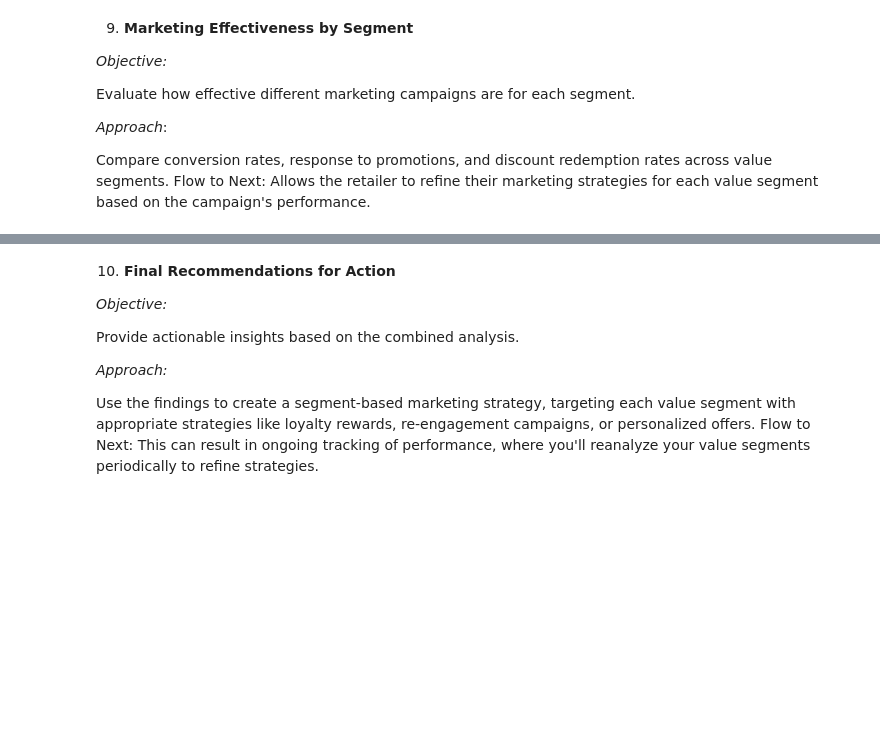
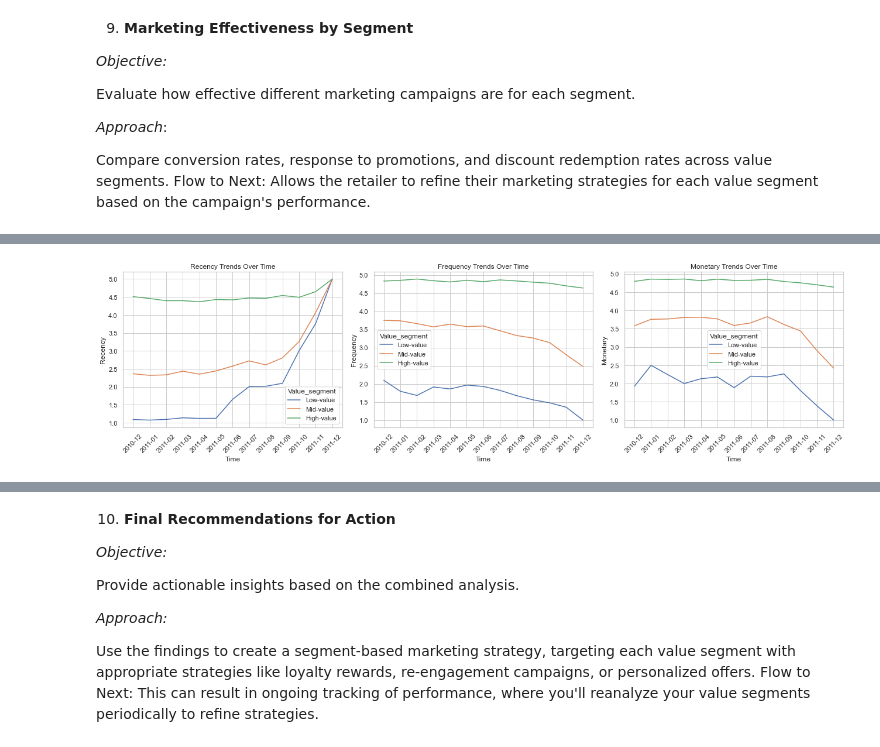
Before and after one commit to mandele1999/retail_project, a Jupyter notebook: notebooks/exploratory_analysis.ipynb, the cells around one changed output, grey strips where cells are left out. Cells and saved outputs as stored; diff of their text form; code cells hidden in the pictures; blank space fills up the shorter version.

Commit message:
Added segment analysis

```diff
--- a/notebooks/exploratory_analysis.ipynb
+++ b/notebooks/exploratory_analysis.ipynb
@@ -705,0 +664,10 @@ Name: count, dtype: int64
+# %%
+# Extract year and month for analysis
+rfm_df.index = pd.to_datetime(rfm_df.index) # since rfm_df has InvoiceDate as the index
+rfm_df['YearMonth'] = rfm_df.index.to_period('M')
+rfm_df[['YearMonth']].head()
+
+# Aggregate RFM metrics by time
+rfm_trends = rfm_df.groupby(['YearMonth', 'Value_segment'])[['Recency', 'Frequency', 'Monetary']].mean().reset_index()
+
+rfm_trends.head()
@@ -705,0 +681,19 @@ Name: count, dtype: int64
+# %%
+# Convert YearMonth to string for plotting
+rfm_trends['YearMonth'] = rfm_trends['YearMonth'].astype(str)
+# Plot trends for each metric
+metrics =['Recency', 'Frequency', 'Monetary']
+
+fig, axes = plt.subplots(1, 3, figsize=(18, 5))
+
+for i, metric in enumerate(metrics):
+    sns.lineplot(data=rfm_trends, x='YearMonth', y=metric, hue='Value_segment', ax=axes[i])
+    axes[i].set_title(f'{metric} Trends Over Time')
+    axes[i].set_xlabel('Time')
+    axes[i].set_ylabel(metric)
+    axes[i].tick_params(axis='x', rotation=45)
+
+plt.tight_layout()
+plt.show()
+# %% [output]
+[figure, added]
```
Also changed, not shown: parts of 9 cells of this notebook.
